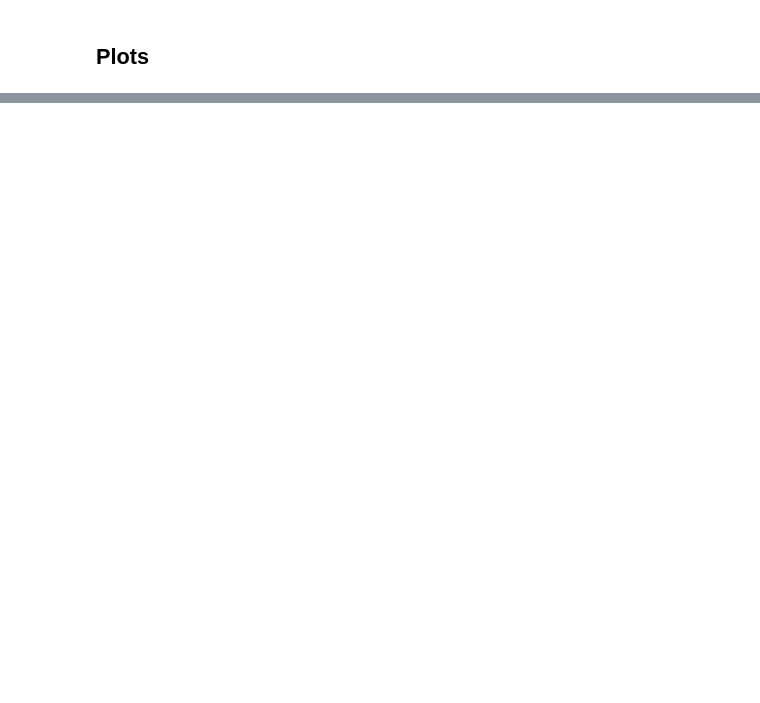
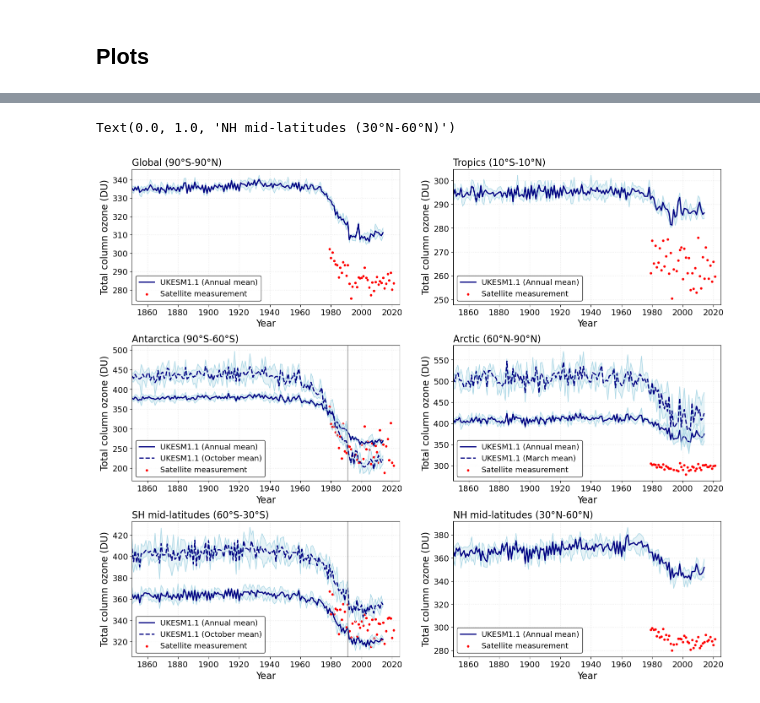
Before and after one commit to maychim/volc_ozone, a Jupyter notebook: Figure2.ipynb, the cells around one changed output, grey strips where cells are left out. Drawn from its saved outputs; the diff is of its cells as text; code cells hidden in the pictures; blank space fills up the shorter version.

```diff
--- a/Figure2.ipynb
+++ b/Figure2.ipynb
@@ -75,0 +72,14 @@ def calc_south_midlat_s_burden(df):
+# %%
+def plot_ukesm11(ax, year, df, label, ls=None):
+
+
+    ax.plot(year, df['min'], color = 'lightblue', linewidth = 1)
+    ax.plot(year, df['max'], color = 'lightblue', linewidth = 1)
+    ax.plot(year, df['mean'], color = 'navy', ls = ls, label = label, linewidth = 2)
+
+    ax.fill_between(year, df['mean'], df['min'], color='lightblue', alpha=0.3)
+
+    ax.fill_between(year, df['mean'], df['max'], color='lightblue', alpha=0.3)
+
+def plot_scatter(ax, lat):
+    ax.scatter(df_toc.Year, df_toc[lat], color = 'red', label = 'Satellite measurement', s = 10)
@@ -138,0 +232,57 @@ Text(0.0, 1.0, 'Stratospheric sulfur burden averaged over SH mid-latitudes')
+# %%
+fig, ax = plt.subplots(3, 2, figsize=(18,15),dpi=100)
+
+plt.subplots_adjust(hspace=0.3)
+
+year_axis = np.arange(1850,2015,1)
+year_axis2 = np.arange(1850,2014,1)
+
+# Global average
+plot_ukesm11(ax[0,0], year_axis, df_global, "UKESM1.1 (Annual mean)")
+plot_scatter(ax[0,0], 'Global')
+
+# Antarctic October
+plot_ukesm11(ax[1,0], year_axis, df_antar, "UKESM1.1 (Annual mean)")
+plot_ukesm11(ax[1,0], year_axis, df_antar_oct, "UKESM1.1 (October mean)", '--')
+ax[1,0].axvline(1991, color = 'grey', alpha=0.7)
+plot_scatter(ax[1,0], '90S--60S')
+
+# SH mid latitudes
+plot_ukesm11(ax[2,0], year_axis, df_SH_midlat, "UKESM1.1 (Annual mean)")
+plot_ukesm11(ax[2,0], year_axis, df_SH_midlat_oct, "UKESM1.1 (October mean)", '--')
+ax[2,0].axvline(1991, color = 'grey', alpha=0.7)
+plot_scatter(ax[2,0], '60S--30S')
+
+# Tropics
+plot_ukesm11(ax[0,1], year_axis, df_tropics, "UKESM1.1 (Annual mean)")
+plot_scatter(ax[0,1], '10S--10N')
+
+# Arctic March
+plot_ukesm11(ax[1,1], year_axis, df_arctic, "UKESM1.1 (Annual mean)")
+plot_ukesm11(ax[1,1], year_axis, df_arctic_mar, "UKESM1.1 (March mean)", '--')
+plot_scatter(ax[1,1], '60N--90N')
+
+# NH mid-latitudes
+plot_ukesm11(ax[2,1], year_axis, df_NH_midlat, "UKESM1.1 (Annual mean)",)
+plot_scatter(ax[2,1], '30N--60N')
+
+#figure adjustment
+for axis in ax.flat:
+    axis.tick_params(axis='y', labelsize=14)
+    axis.tick_params(axis='x', labelsize=14)
+    axis.set_ylabel('Total column ozone (DU)', fontsize=16)
+    axis.set_xlabel('Year',fontsize=16)
+    axis.set_xlim(1850,2025)
+    axis.grid(color='grey', which = 'both', linestyle='dotted', linewidth=1, alpha = 0.2)
+
+    axis.legend(fontsize = 13, loc = 'lower left')
+
+ax[0,0].set_title('Global (90°S-90°N)', loc = 'left', y=1.0, fontsize = 16)
+ax[1,0].set_title('Antarctica (90°S-60°S)', loc = 'left', y=1.0, fontsize = 16)
+ax[2,0].set_title('SH mid-latitudes (60°S-30°S)', loc = 'left', y=1.0, fontsize = 16)
+ax[0,1].set_title('Tropics (10°S-10°N)', loc = 'left', y=1.0, fontsize = 16)
+ax[1,1].set_title('Arctic (60°N-90°N)', loc = 'left', y=1.0, fontsize = 16)
+ax[2,1].set_title('NH mid-latitudes (30°N-60°N)', loc = 'left', y=1.0, fontsize = 16)
+# %% [output]
+Text(0.0, 1.0, 'NH mid-latitudes (30°N-60°N)')
+[figure, added]
```
Also changed, not shown: parts of 13 cells of this notebook, 14 other files.
